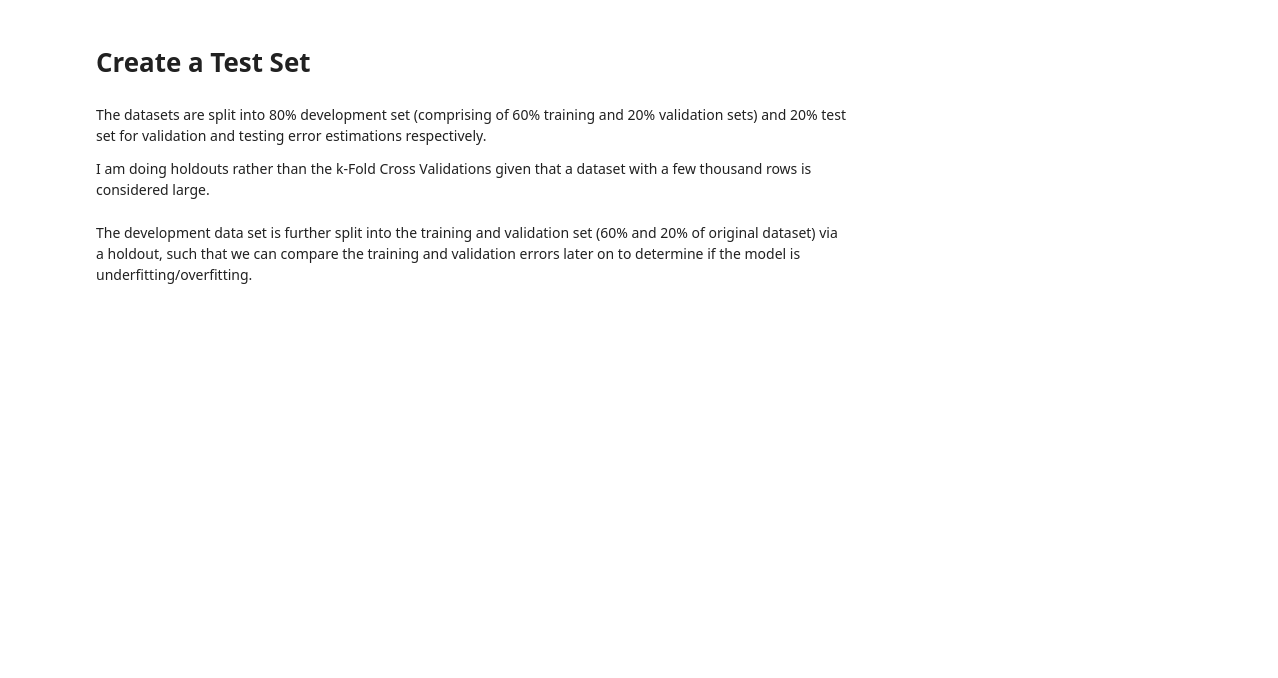
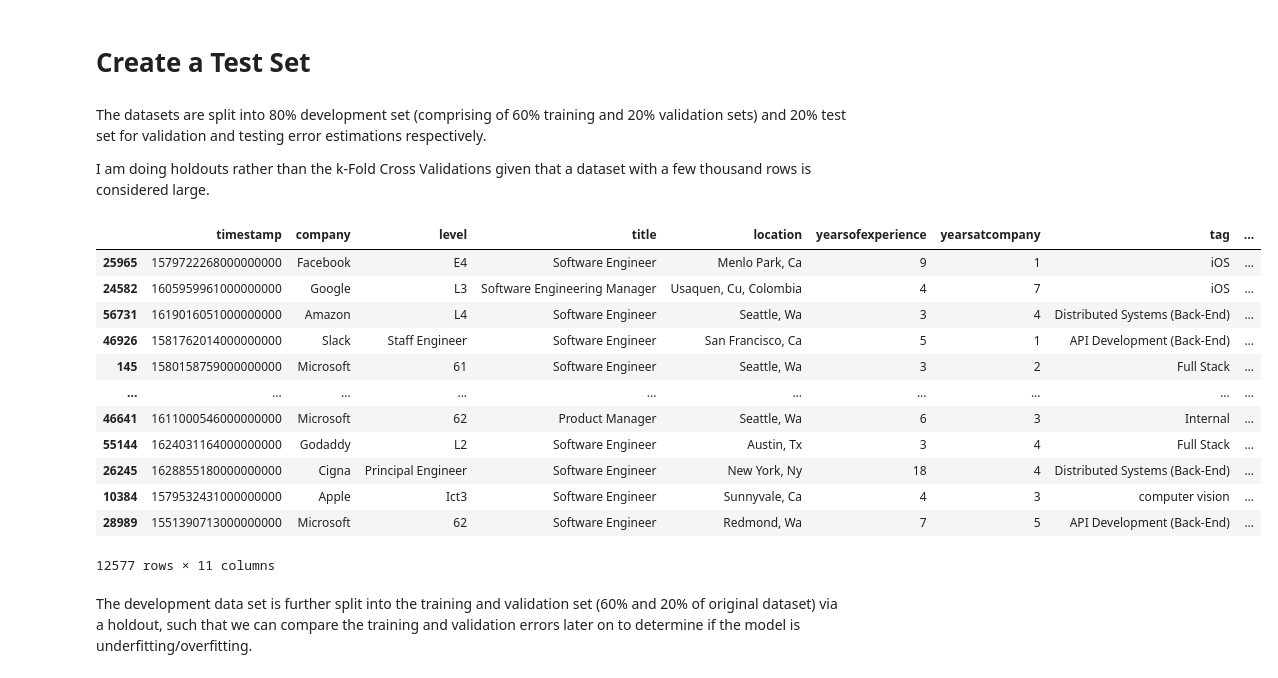
Before and after one commit to bowei-yu/artificial_intelligence, a Jupyter notebook: ai1/labs/ai1.ipynb, the cells around one changed output. Saved outputs shown, nothing was run; the diff lists cells and outputs as text; code cells hidden in the pictures; blank space fills up the shorter version.

```diff
--- a/ai1/labs/ai1.ipynb
+++ b/ai1/labs/ai1.ipynb
@@ -298,7 +315,22 @@ dev_df, test_df = train_test_split(df, train_size=0.8, random_state=2)
 # %%
 # Extract the features but leave as a DataFrame
 dev_X = dev_df[features]
 test_X = test_df[features]
+dev_X
+# %% [output]
+|  | timestamp | company | level | title | location | yearsofexperience | yearsatcompany | tag | ... |
+| 25965 | 1579722268000000000 | Facebook | E4 | Software Engineer | Menlo Park, Ca | 9 | 1 | iOS | ... |
+| 24582 | 1605959961000000000 | Google | L3 | Software Engineering Manager | Usaquen, Cu, Colombia | 4 | 7 | iOS | ... |
+| 56731 | 1619016051000000000 | Amazon | L4 | Software Engineer | Seattle, Wa | 3 | 4 | Distributed Systems (Back-End) | ... |
+| 46926 | 1581762014000000000 | Slack | Staff Engineer | Software Engineer | San Francisco, Ca | 5 | 1 | API Development (Back-End) | ... |
+| 145 | 1580158759000000000 | Microsoft | 61 | Software Engineer | Seattle, Wa | 3 | 2 | Full Stack | ... |
+| ... | ... | ... | ... | ... | ... | ... | ... | ... | ... |
+| 46641 | 1611000546000000000 | Microsoft | 62 | Product Manager | Seattle, Wa | 6 | 3 | Internal | ... |
+| 55144 | 1624031164000000000 | Godaddy | L2 | Software Engineer | Austin, Tx | 3 | 4 | Full Stack | ... |
+| 26245 | 1628855180000000000 | Cigna | Principal Engineer | Software Engineer | New York, Ny | 18 | 4 | Distributed Systems (Back-End) | ... |
+| 10384 | 1579532431000000000 | Apple | Ict3 | Software Engineer | Sunnyvale, Ca | 4 | 3 | computer vision | ... |
+| 28989 | 1551390713000000000 | Microsoft | 62 | Software Engineer | Redmond, Wa | 7 | 5 | API Development (Back-End) | ... |
+12577 rows × 11 columns
 # %%
 # Target values, converted to a 1D numpy array
 dev_y = dev_df["basesalary"].values
```
Also changed, not shown: parts of 50 cells of this notebook.
